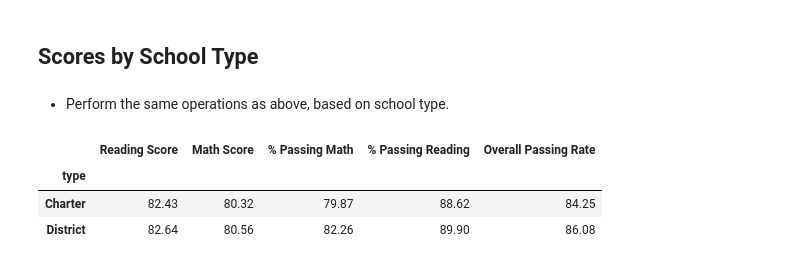
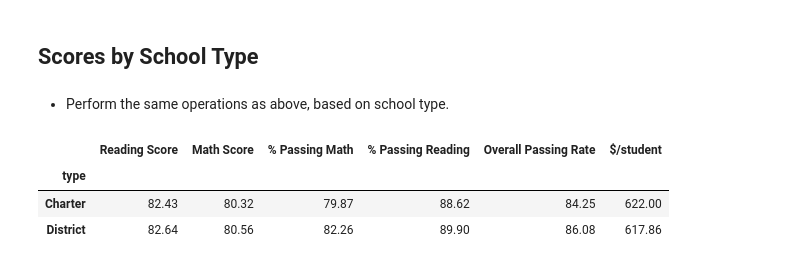
Before and after one commit to rvp0005/Pandas_Homework, a Jupyter notebook: PyCitySchools_complete.ipynb, the cells around one changed output. Saved outputs shown, nothing was run; the diff lists cells and outputs as text; code cells hidden in the pictures.

Commit message:
Updated last table to have $/student spending

```diff
--- a/PyCitySchools_complete.ipynb
+++ b/PyCitySchools_complete.ipynb
@@ -353,15 +353,15 @@ size_group[['Reading Score', 'Math Score', '% Passing Math', '% Passing Reading'
 * Perform the same operations as above, based on school type.
 # %%
 type_school_df = school_df.loc[:, ["school_name", "reading_score", "math_score", "% Passing Math",
-                                      "% Passing Reading", "Overall Passing Rate", "type"]]
+                                      "% Passing Reading", "Overall Passing Rate", "type", "$/student"]]
 type2_school_df = type_school_df.groupby("type").mean()
 
 scores_by_type = type2_school_df.rename(columns={"reading_score": "Reading Score", "math_score": "Math Score"})
 
 #scores_by_type.head()
 scores_by_type.round(2)
 # %% [output]
-|  | Reading Score | Math Score | % Passing Math | % Passing Reading | Overall Passing Rate |
-| type |  |  |  |  |  |
-| Charter | 82.43 | 80.32 | 79.87 | 88.62 | 84.25 |
-| District | 82.64 | 80.56 | 82.26 | 89.90 | 86.08 |
+|  | Reading Score | Math Score | % Passing Math | % Passing Reading | Overall Passing Rate | $/student |
+| type |  |  |  |  |  |  |
+| Charter | 82.43 | 80.32 | 79.87 | 88.62 | 84.25 | 622.00 |
+| District | 82.64 | 80.56 | 82.26 | 89.90 | 86.08 | 617.86 |
```
